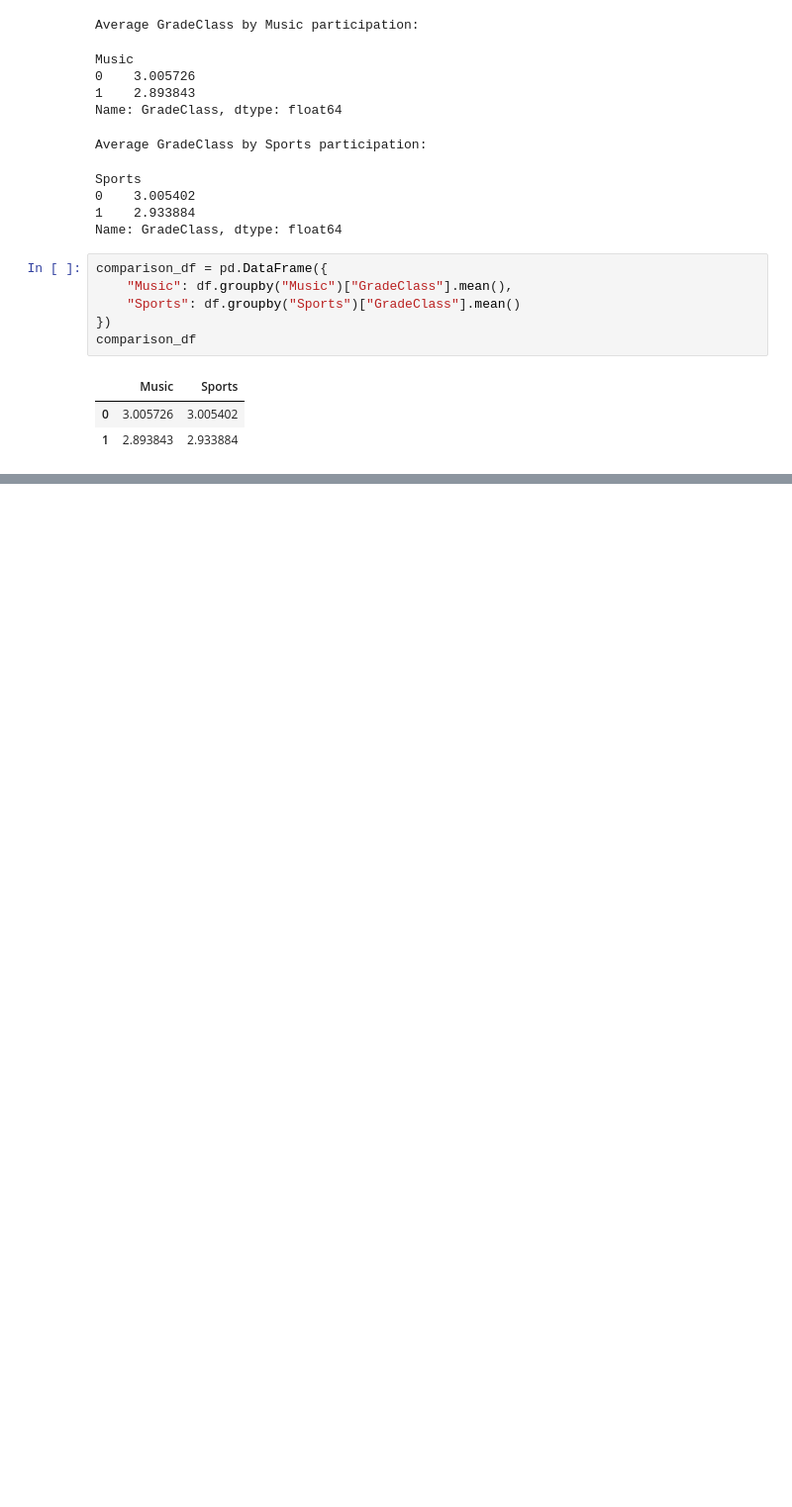
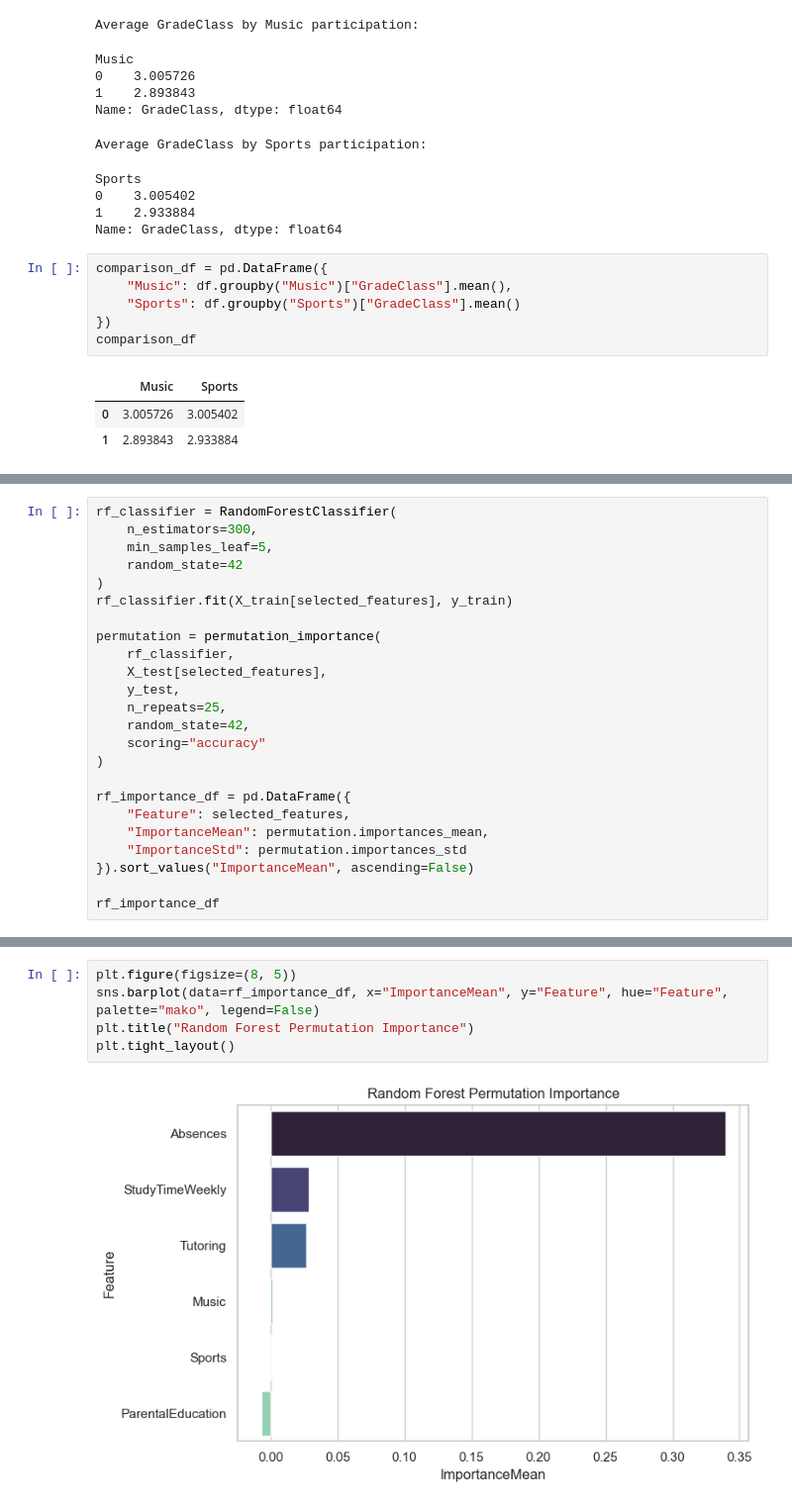
Before and after one commit to GJurado15/CS3120-Project-P2, a Jupyter notebook: Final Project GJuradoC.ipynb, the cells around one changed output, grey strips where cells are left out. Shown at 99% size. Cells and saved outputs as stored; diff of their text form; blank space fills up the shorter version.

```diff
--- a/Final Project GJuradoC.ipynb
+++ b/Final Project GJuradoC.ipynb
@@ -304,0 +427,24 @@ A few short speaking points you can use for class:
+# %%
+rf_classifier = RandomForestClassifier(
+    n_estimators=300,
+    min_samples_leaf=5,
+    random_state=42
+)
+rf_classifier.fit(X_train[selected_features], y_train)
+
+permutation = permutation_importance(
+    rf_classifier,
+    X_test[selected_features],
+    y_test,
+    n_repeats=25,
+    random_state=42,
+    scoring="accuracy"
+)
+
+rf_importance_df = pd.DataFrame({
+    "Feature": selected_features,
+    "ImportanceMean": permutation.importances_mean,
+    "ImportanceStd": permutation.importances_std
+}).sort_values("ImportanceMean", ascending=False)
+
+rf_importance_df
@@ -304,0 +459,7 @@ A few short speaking points you can use for class:
+# %%
+plt.figure(figsize=(8, 5))
+sns.barplot(data=rf_importance_df, x="ImportanceMean", y="Feature", hue="Feature", palette="mako", legend=False)
+plt.title("Random Forest Permutation Importance")
+plt.tight_layout()
+# %% [output]
+[figure, added]
```
Also changed, not shown: parts of 25 cells of this notebook, 1 other file.
